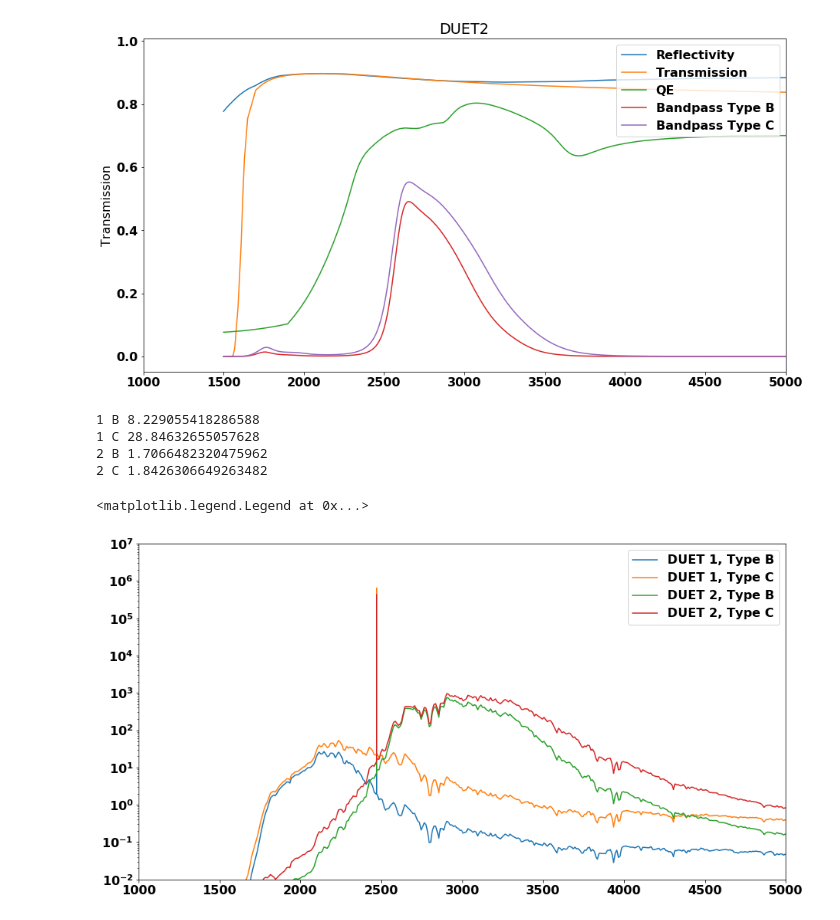
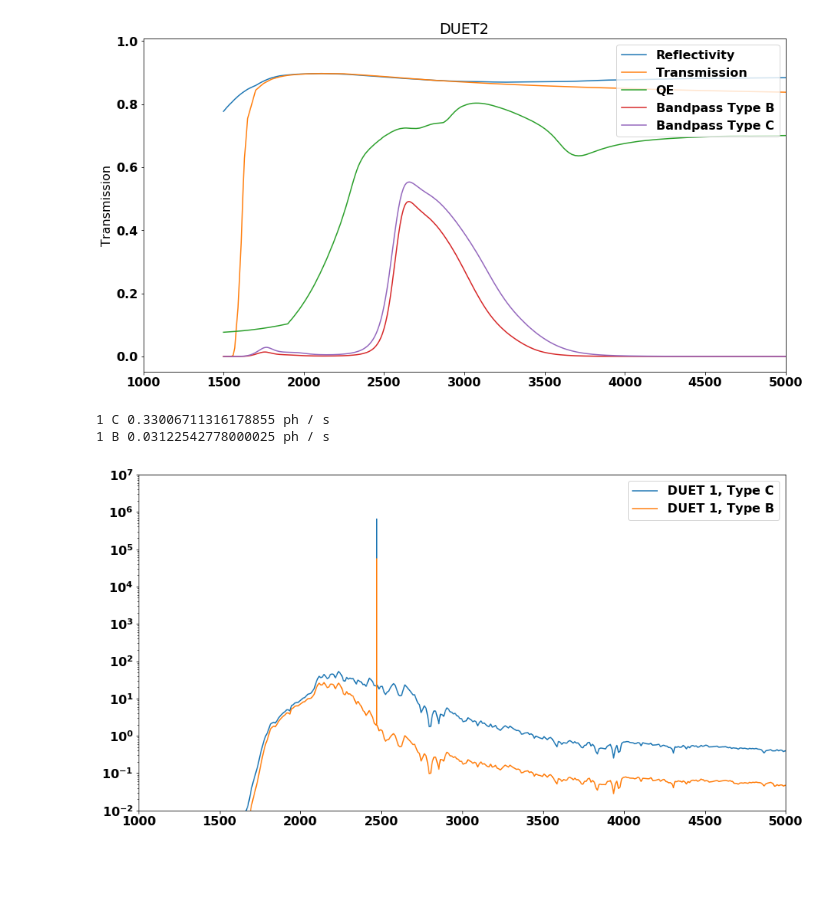
Before and after one commit to bwgref/duet-astro, a Jupyter notebook: notebooks/Filter Comparison.ipynb, the cells around one changed output. Drawn from its saved outputs; the diff is of its cells as text; code cells hidden in the pictures; blank space fills up the shorter version.

```diff
--- a/notebooks/Filter Comparison.ipynb
+++ b/notebooks/Filter Comparison.ipynb
@@ -24,6 +24,9 @@ zodi = load_zodi(scale=77, airglow=False)
 no_airglow = zodi['flux'].copy()
 airglow_lines = airglow_lines(zodi['wavelength'])
 zodi['flux'] += airglow_lines
+ref_wave, reflectivity = load_reflectivity(duet.reflectivity_file['name'], diag=True)
+trans_wave, transmission = load_transmission(duet.transmission_file)
+pixel_area = duet.pixel **2
 # %% [output]
 The autoreload extension is already loaded. To reload it, use:
   %reload_ext autoreload
@@ -120,36 +116,32 @@ print(o2_total.sum() / airglow_lines.sum())
 # %%
 fig = plt.figure(figsize = (15, 8))
 ax = fig.subplots()
 
 for band in [1, 2]:
-    for filter_type in ['B', 'C']:
+    if band > 1:
+        continue
+    for filter_type in ['C', 'B']:
         band_flux = duet.apply_filters(zodi['wavelength'], zodi['flux'], band=band, filter_type=filter_type)
         ax.plot(zodi['wavelength'], band_flux, label = 'DUET {}, Type {}'.format(band, filter_type))
         with_airglow = band_flux.sum()
 
-        band_flux = duet.apply_filters(zodi['wavelength'], no_airglow, band=band, filter_type=filter_type)
-        no_airglow_tot = band_flux.sum()
-        print(band, filter_type, with_airglow.value / no_airglow_tot.value)
+        band_flux2 = duet.apply_filters(zodi['wavelength'], no_airglow, band=band, filter_type=filter_type)
+        no_airglow_tot = band_flux2.sum()
 
+        de = zodi['wavelength'][1] - zodi['wavelength'][0]
+        ph_flux = (de*band_flux).to(u.ph / ((u.cm**2 * u.arcsec**2 * u.s)))
 
-# for filter_type in ['B', 'C']:
-#     band_flux = duet.apply_filters(zodi['wavelength'], no_airglow, band=2, filter_type=filter_type)
-#     no_airglow = band_flux.sum()
-#     band_flux = duet.apply_filters(zodi['wavelength'], zodi['flux'], band=2, filter_type=filter_type)
-#     with_airglow = band_flux.sum()
-#     print(with_airglow / no_airglow)
+        rate = duet.fluence_to_rate(ph_flux.sum()*pixel_area)
+        print(band, filter_type, rate)
 
-#     ax.plot(zodi['wavelength'], band_flux)
 
 
 ax.set_xlim([1000, 5000])
 ax.set_ylim([1e-2, 1e7])
 ax.set_yscale('Log')
 ax.legend()
+plt.show()
 # %% [output]
-1 B 8.229055418286588
-1 C 28.84632655057628
-2 B 1.7066482320475962
-2 C 1.8426306649263482
+1 C 0.33006711316178855 ph / s
+1 B 0.03122542778000025 ph / s
-<matplotlib.legend.Legend at 0x...>
-[figure, old version]
+[figure, new version]
```
Also changed, not shown: parts of 3 cells of this notebook, 4 other files.
